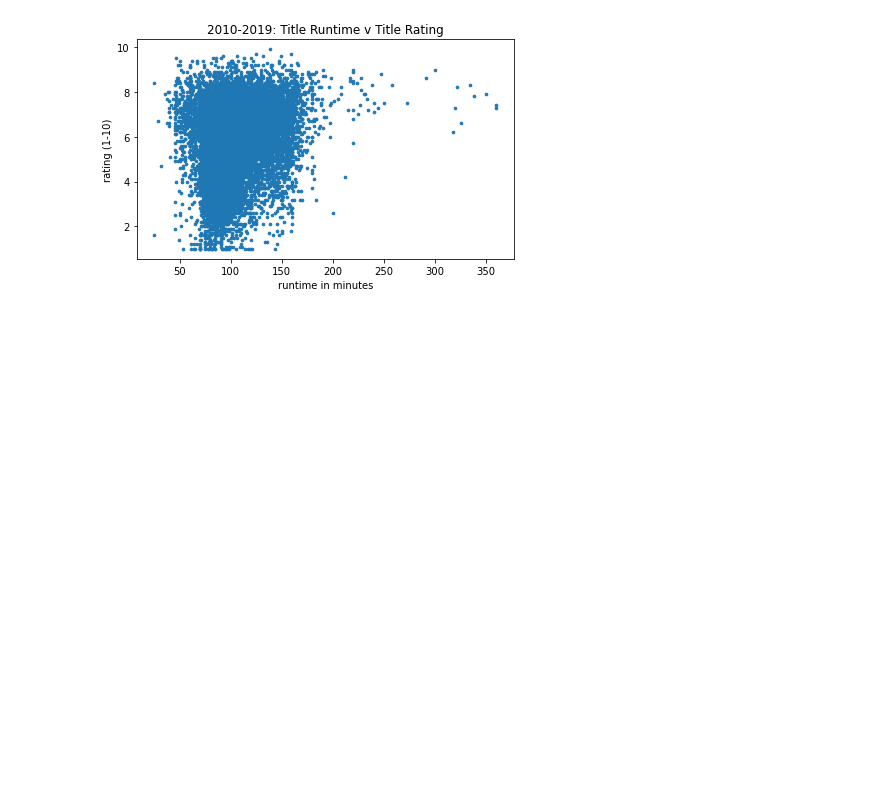
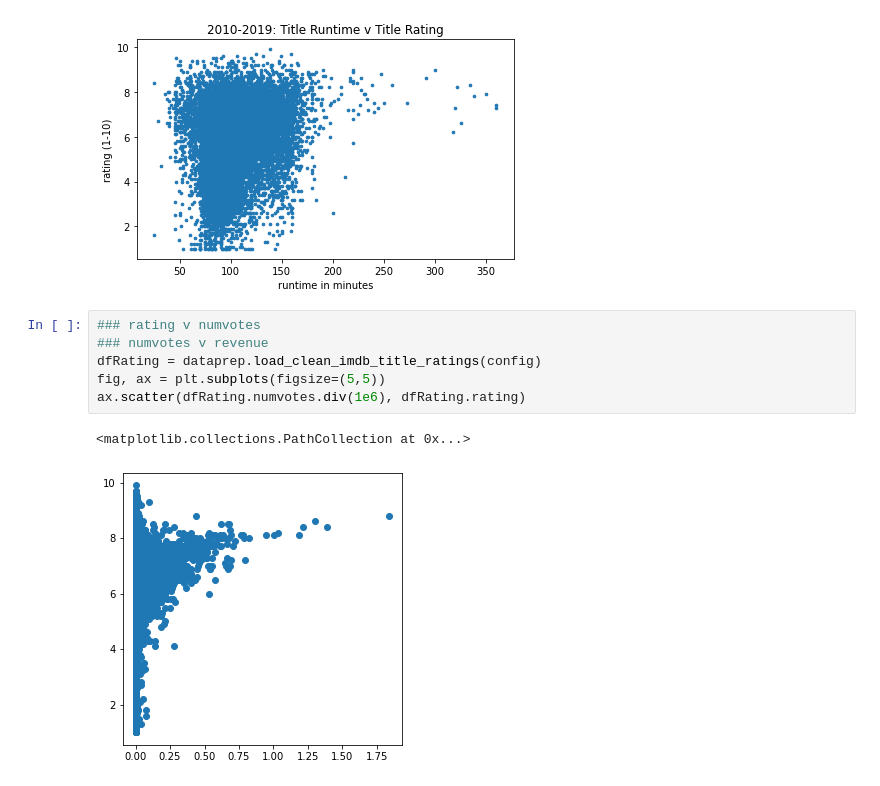
Before and after one commit to ds2012-flatiron/dsc-phase-1-project, a Jupyter notebook: eda_notebook.ipynb, the cells around one changed output. Cells and saved outputs as stored; diff of their text form; blank space fills up the shorter version.

```diff
--- a/eda_notebook.ipynb
+++ b/eda_notebook.ipynb
@@ -416,3 +417,12 @@ importlib.reload(dataviz)
 dataviz.scatterplot_title_runtime_and_rating(config)
 # %% [output]
 [figure]
+# %%
+### rating v numvotes
+### numvotes v revenue
+dfRating = dataprep.load_clean_imdb_title_ratings(config)
+fig, ax = plt.subplots(figsize=(5,5))
+ax.scatter(dfRating.numvotes.div(1e6), dfRating.rating)
+# %% [output]
+<matplotlib.collections.PathCollection at 0x...>
+[figure, added]
```
Also changed, not shown: parts of 3 cells of this notebook.
